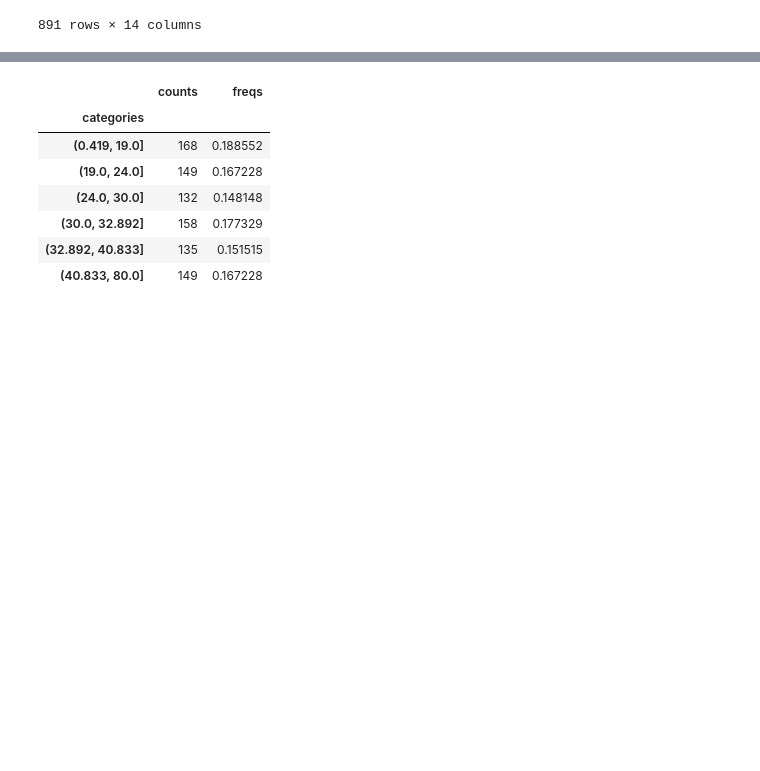
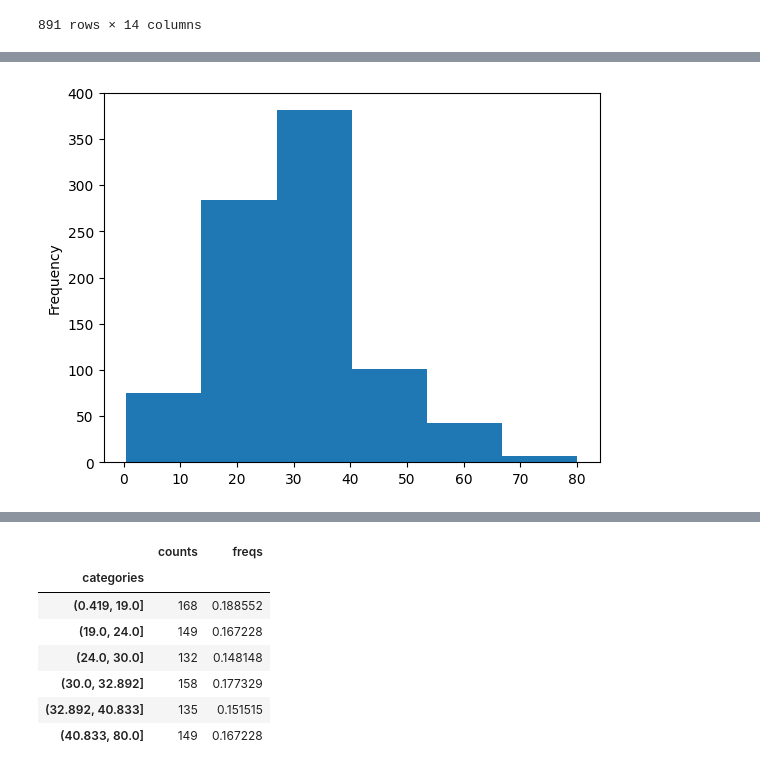
Before and after one commit to kkh1158/lecture, a Jupyter notebook: titanic/lec_titanic.ipynb, the cells around one changed output, grey strips where cells are left out. Drawn from its saved outputs; the diff is of its cells as text; code cells hidden in the pictures; blank space fills up the shorter version.

```diff
--- a/titanic/lec_titanic.ipynb
+++ b/titanic/lec_titanic.ipynb
@@ -1244,0 +1256,6 @@ pd.concat([train, pd.concat([pd.get_dummies(train['sex']), pd.get_dummies(train[
+# %%
+bins=6
+train['age'].plot(kind='hist', bins=bins)
+plt.show()
+# %% [output]
+[figure, added]
```
Also changed, not shown: parts of 20 cells of this notebook, 10 other files.
